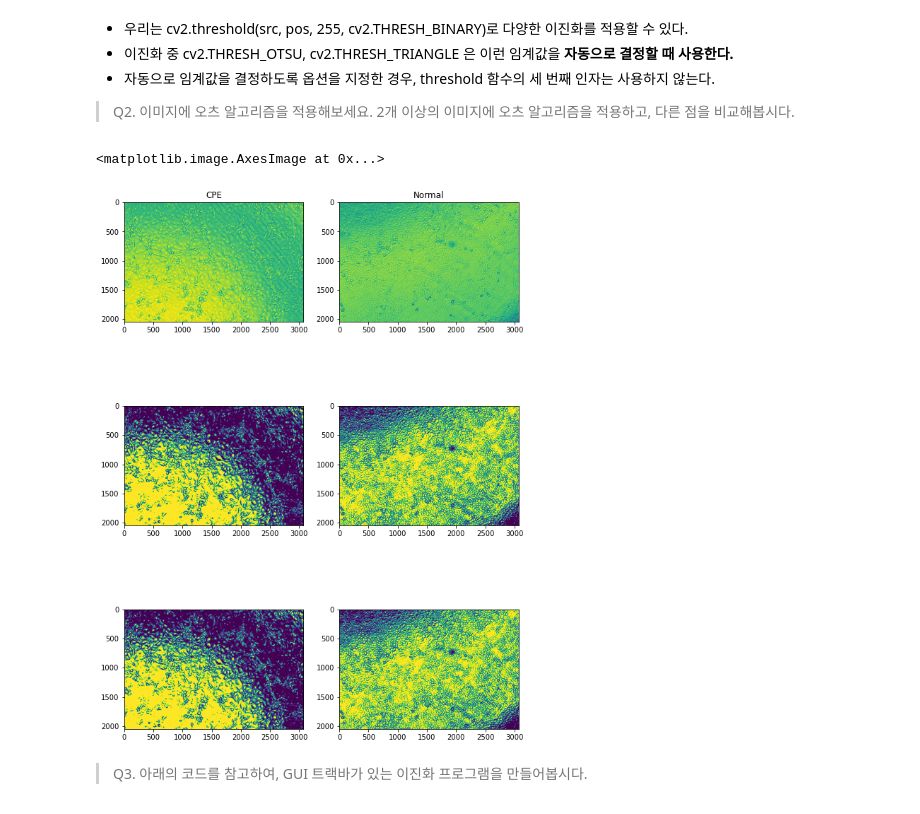
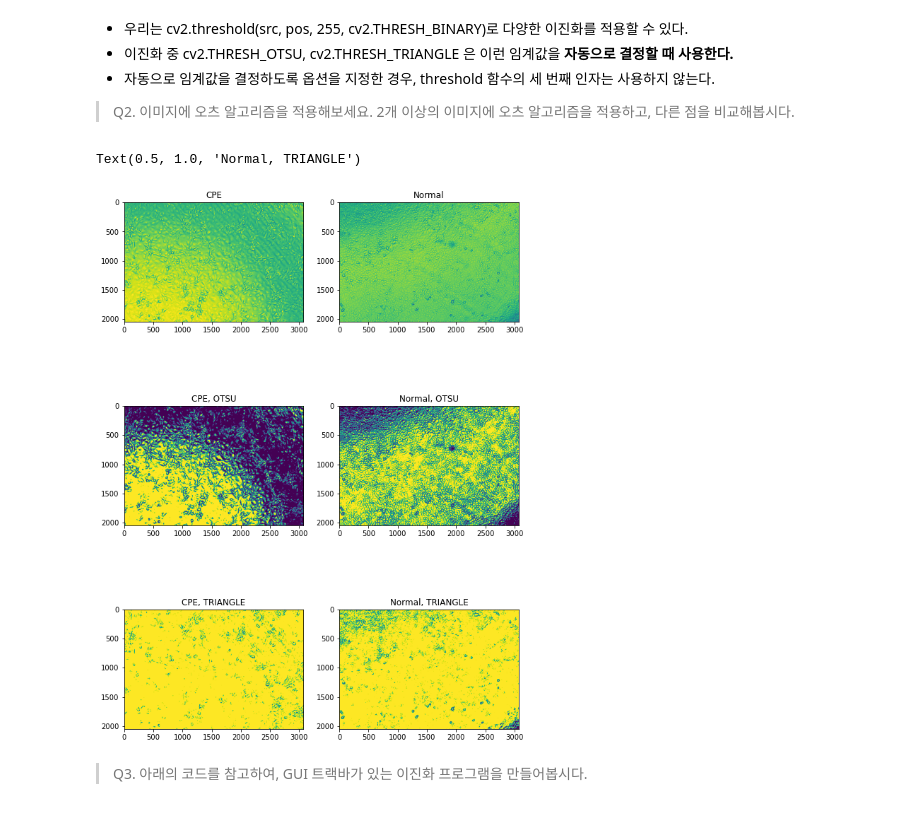
Before and after one commit to ShowMeTheCV/Hyeseong, a Jupyter notebook: 0522_8th.ipynb, the cells around one changed output. Cells and saved outputs as stored; diff of their text form; code cells hidden in the pictures.

```diff
--- a/0522_8th.ipynb
+++ b/0522_8th.ipynb
@@ -108,34 +133,43 @@ uint8
 
 > Q2. 이미지에 오츠 알고리즘을 적용해보세요. 2개 이상의 이미지에 오츠 알고리즘을 적용하고, 다른 점을 비교해봅시다.
 # %%
+# CPE image
 CPE_src = cv2.imread(CPE_image_path)
 CPE_src = cv2.cvtColor(CPE_src, cv2.COLOR_BGR2GRAY)
-no1, CPE_dst1 = cv2.threshold(CPE_src, 85, 255, cv2.THRESH_OTSU)
-no2, CPE_dst2 = cv2.threshold(CPE_src, 170, 255, cv2.THRESH_OTSU)
+no1, CPE_dst1 = cv2.threshold(CPE_src, 0, 255, cv2.THRESH_OTSU)
+no2, CPE_dst2 = cv2.threshold(CPE_src, 0, 255, cv2.THRESH_TRIANGLE)
 
+
+# Normal image
 Normal_src = cv2.imread(Normal_image_path)
 Normal_src = cv2.cvtColor(Normal_src, cv2.COLOR_BGR2GRAY)
-no1, Normal_dst1 = cv2.threshold(Normal_src, 85, 255, cv2.THRESH_OTSU)
-no2, Normal_dst2 = cv2.threshold(Normal_src, 170, 255, cv2.THRESH_OTSU)
+no1, Normal_dst1 = cv2.threshold(Normal_src, 0, 255, cv2.THRESH_OTSU)
+no2, Normal_dst2 = cv2.threshold(Normal_src, 0, 255, cv2.THRESH_TRIANGLE)
 
+
+# 시각화
 plt.figure(figsize=(10, 15))
 plt.subplot(3, 2, 1)
 plt.imshow(CPE_src)
 plt.title('CPE')
 plt.subplot(3, 2, 3)
 plt.imshow(CPE_dst1)
+plt.title('CPE, OTSU')
 plt.subplot(3, 2, 5)
 plt.imshow(CPE_dst2)
+plt.title('CPE, TRIANGLE')
 plt.subplot(3, 2, 2)
 plt.imshow(Normal_src)
 plt.title('Normal')
 plt.subplot(3, 2, 4)
 plt.imshow(Normal_dst1)
+plt.title('Normal, OTSU')
 plt.subplot(3, 2, 6)
 plt.imshow(Normal_dst2)
+plt.title('Normal, TRIANGLE')
 # %% [output]
-<matplotlib.image.AxesImage at 0x...>
+Text(0.5, 1.0, 'Normal, TRIANGLE')
-[figure, old version]
+[figure, new version]
 # %% [markdown]
 > Q3. 아래의 코드를 참고하여, GUI 트랙바가 있는 이진화 프로그램을 만들어봅시다.
 # %%
```
Also changed, not shown: parts of 5 cells of this notebook.
